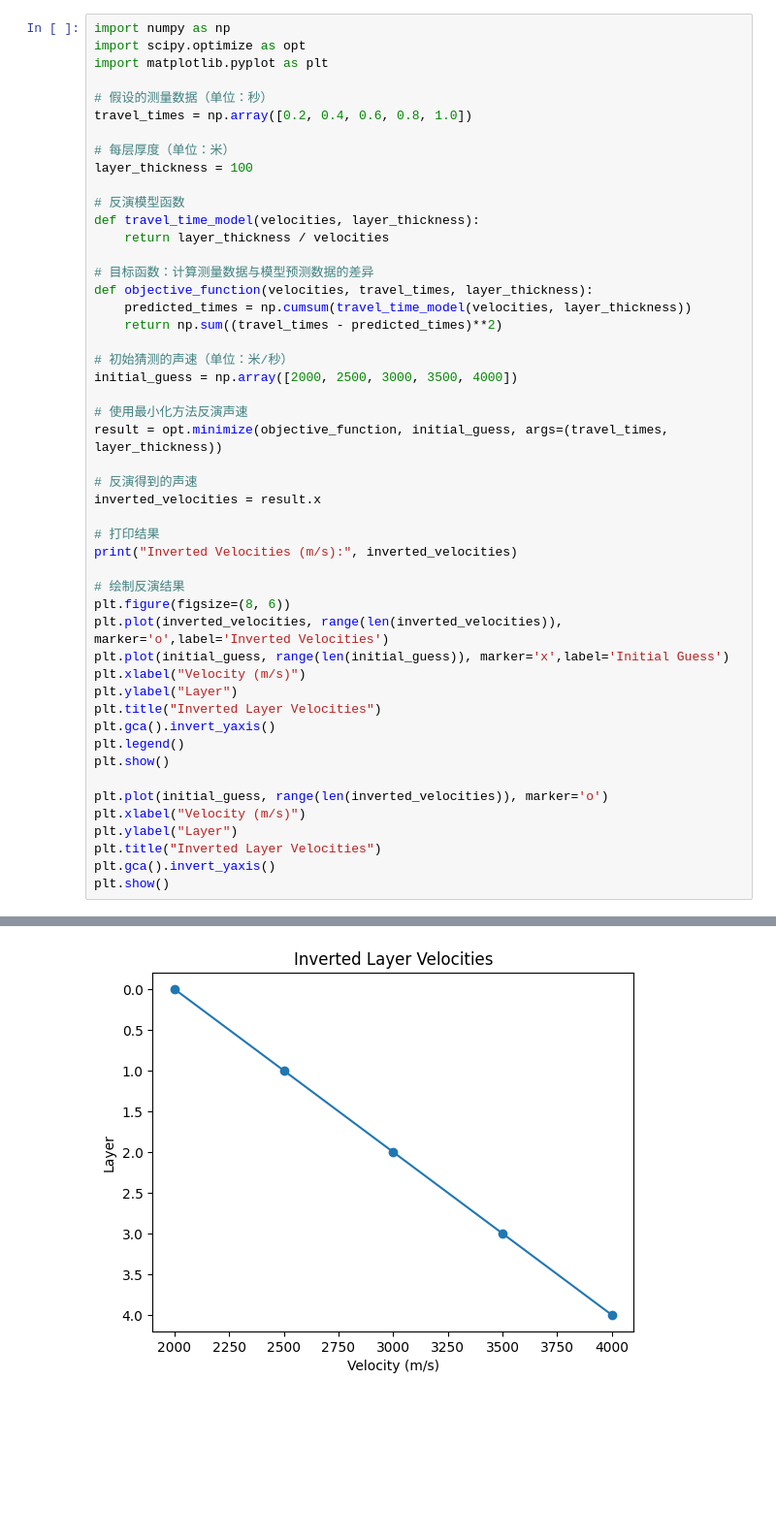
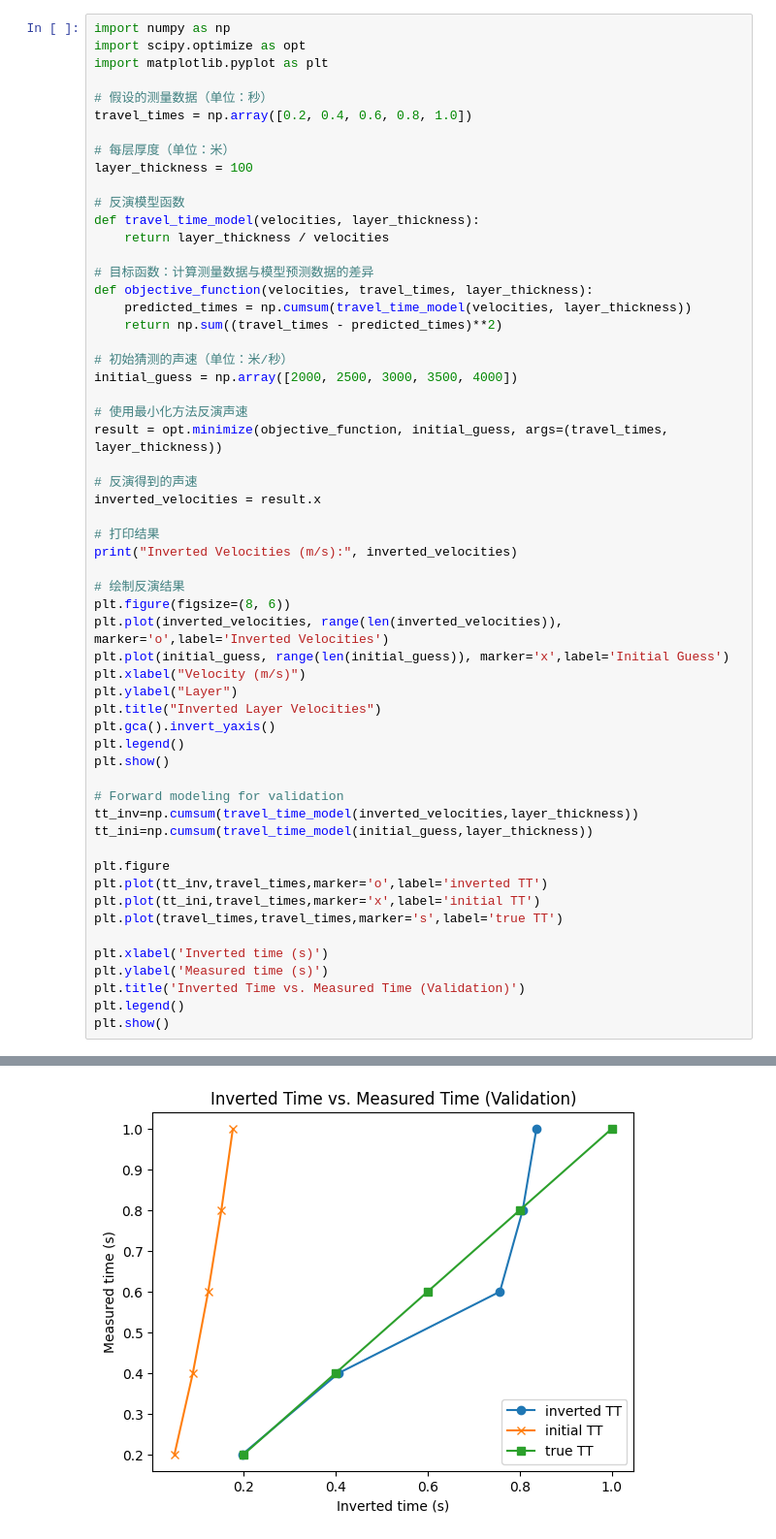
Before and after one commit to yjliu212/hello-world, a Jupyter notebook: Inversion_Example.ipynb, the cells around one changed output, grey strips where cells are left out. Shown: that part at 97% size. Cells and saved outputs as stored; diff of their text form; blank space fills up the shorter version.

```diff
--- a/Inversion_Example.ipynb
+++ b/Inversion_Example.ipynb
@@ -30,36 +20,44 @@ def objective_function(velocities, travel_times, layer_thickness):
     predicted_times = np.cumsum(travel_time_model(velocities, layer_thickness))
     return np.sum((travel_times - predicted_times)**2)
 
 # 初始猜测的声速（单位：米/秒）
 initial_guess = np.array([2000, 2500, 3000, 3500, 4000])
 
 # 使用最小化方法反演声速
 result = opt.minimize(objective_function, initial_guess, args=(travel_times, layer_thickness))
 
 # 反演得到的声速
 inverted_velocities = result.x
 
 # 打印结果
 print("Inverted Velocities (m/s):", inverted_velocities)
 
 # 绘制反演结果
 plt.figure(figsize=(8, 6))
 plt.plot(inverted_velocities, range(len(inverted_velocities)), marker='o',label='Inverted Velocities')
 plt.plot(initial_guess, range(len(initial_guess)), marker='x',label='Initial Guess')
 plt.xlabel("Velocity (m/s)")
 plt.ylabel("Layer")
 plt.title("Inverted Layer Velocities")
 plt.gca().invert_yaxis()
 plt.legend()
 plt.show()
 
-plt.plot(initial_guess, range(len(inverted_velocities)), marker='o')
-plt.xlabel("Velocity (m/s)")
-plt.ylabel("Layer")
-plt.title("Inverted Layer Velocities")
-plt.gca().invert_yaxis()
+# Forward modeling for validation
+tt_inv=np.cumsum(travel_time_model(inverted_velocities,layer_thickness))
+tt_ini=np.cumsum(travel_time_model(initial_guess,layer_thickness))
+
+plt.figure
+plt.plot(tt_inv,travel_times,marker='o',label='inverted TT')
+plt.plot(tt_ini,travel_times,marker='x',label='initial TT')
+plt.plot(travel_times,travel_times,marker='s',label='true TT')
+
+plt.xlabel('Inverted time (s)')
+plt.ylabel('Measured time (s)')
+plt.title('Inverted Time vs. Measured Time (Validation)')
+plt.legend()
 plt.show()
 # %% [output]
 Inverted Velocities (m/s): [ 507.31996076  477.13225841  285.52782072 2019.9462211  3353.60621806]
 [figure]
-[figure, old version]
+[figure, new version]
```
Also changed, not shown: parts of 2 cells of this notebook.
